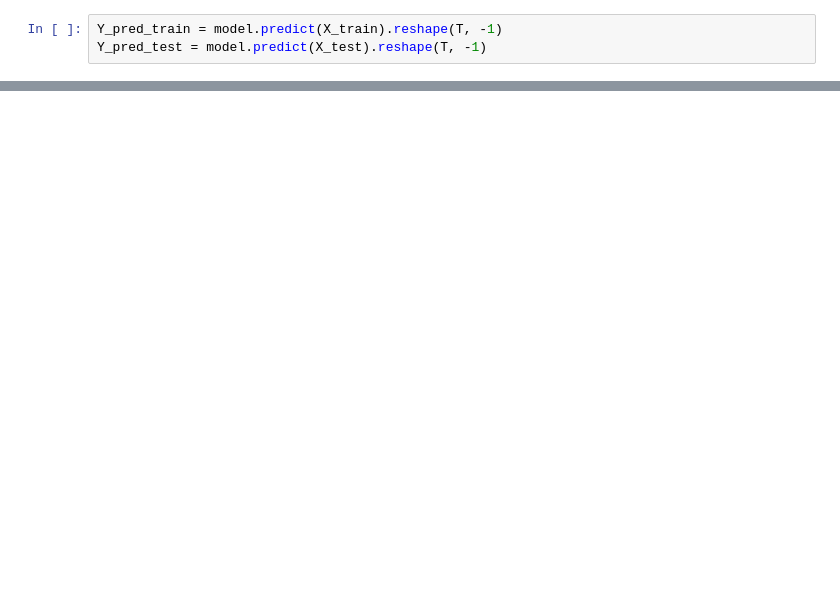
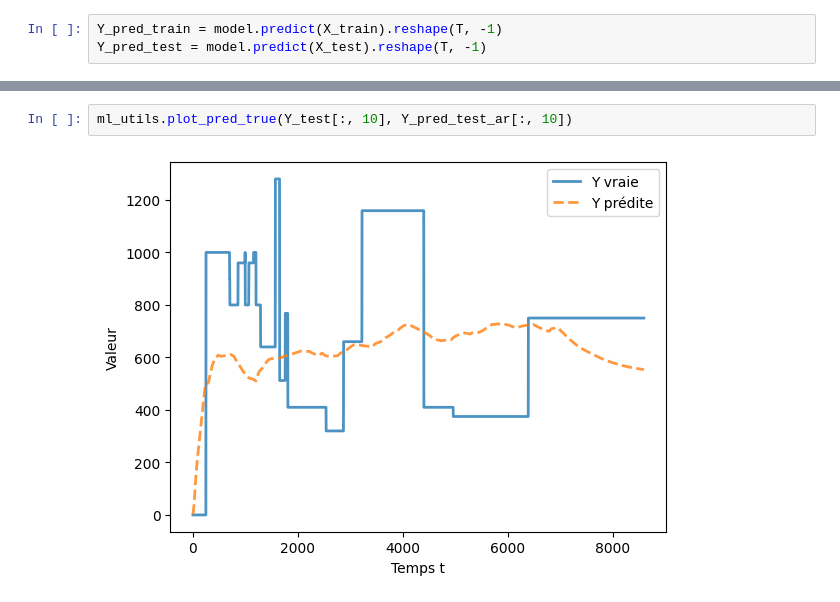
Before and after one commit to KargKarg/binome_med, a Jupyter notebook: regression/display.ipynb, the cells around one changed output, grey strips where cells are left out. Drawn from its saved outputs; the diff is of its cells as text; blank space fills up the shorter version.

```diff
--- a/regression/display.ipynb
+++ b/regression/display.ipynb
@@ -112,0 +82,4 @@ plt.show()
+# %%
+ml_utils.plot_pred_true(Y_test[:, 10], Y_pred_test_ar[:, 10])
+# %% [output]
+[figure, added]
```
Also changed, not shown: parts of 8 cells of this notebook, 1 other file.
